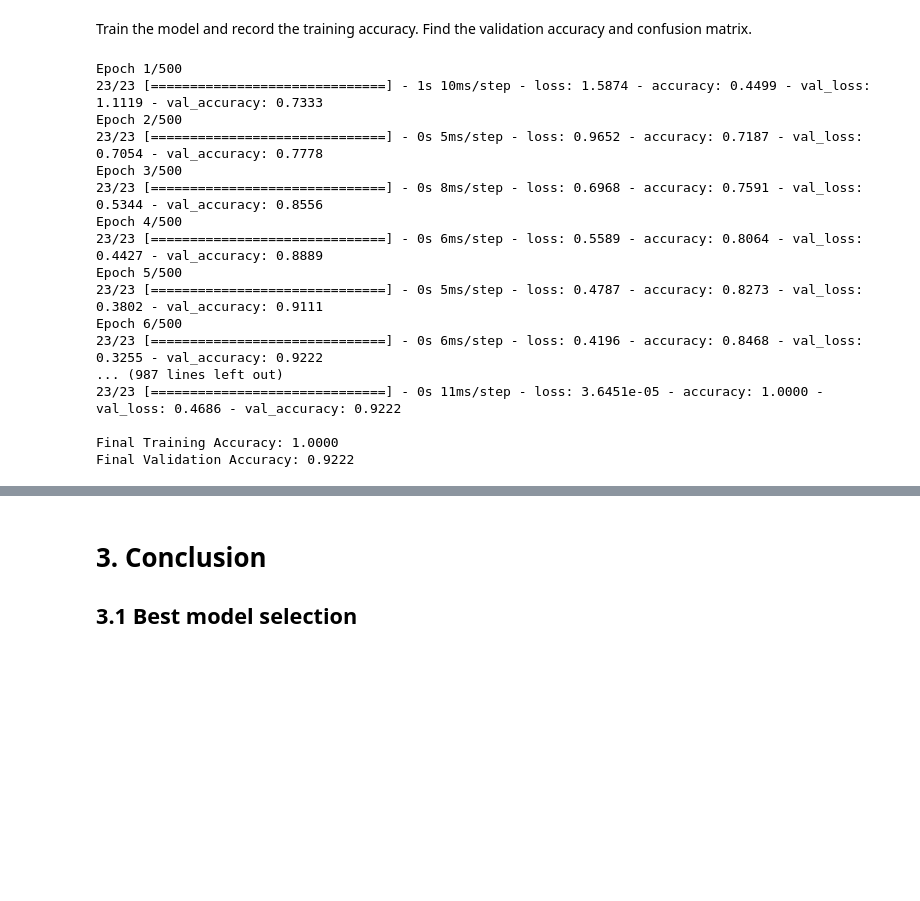
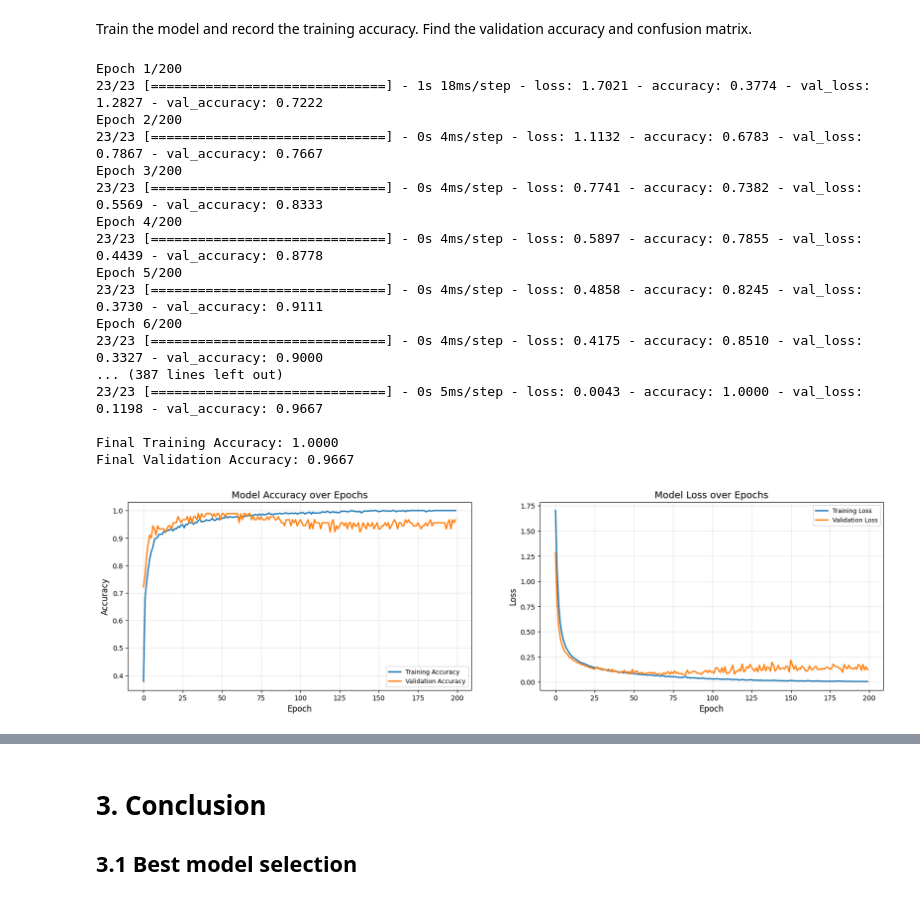
Before and after one commit to DanielMelo46/Neural_Networks_Assignment_1, a Jupyter notebook: assignment_2.ipynb, the cells around one changed output, grey strips where cells are left out. Saved outputs shown, nothing was run; the diff lists cells and outputs as text; code cells hidden in the pictures; blank space fills up the shorter version.

```diff
--- a/assignment_2.ipynb
+++ b/assignment_2.ipynb
@@ -200,14 +212,13 @@ Use tf.keras.Sequential to create a fully connected artificial neural network wi
 # %%
-# Start Code Here
 from tensorflow.keras.models import Sequential
 from tensorflow.keras.layers import Dense
 
-model = Sequential()
+model1 = Sequential()
 
-model.add(Dense(units = 34, activation = 'relu', input_shape=(34,)))
-model.add(Dense(units = 64, activation = 'relu'))
-model.add(Dense(units = 7, activation = 'softmax'))  # 7 classes
-model.summary()
+model1.add(Dense(units = 32, activation = 'relu', input_shape=(34,)))
+model1.add(Dense(units = 64, activation = 'relu'))
+model1.add(Dense(units = 7, activation = 'softmax'))  # 7 classes
+model1.summary()
 # %% [output]
 Model: "sequential"
 _________________________________________________________________
@@ -227,15 +238,16 @@ _________________________________________________________________
 # %% [markdown]
 Compile the model with a choice of optimizer and loss function, and the set the metrics argument equal to ['accuracy'].
 # %%
-model.compile(optimizer='adam', loss = 'sparse_categorical_crossentropy', metrics=['accuracy'])
+optimizer = Adam(learning_rate=0.001)
+model1.compile(optimizer=optimizer, loss = 'sparse_categorical_crossentropy', metrics=['accuracy'])
 # %% [markdown]
 Train the model and record the training accuracy. Find the validation accuracy and confusion matrix.
 # %%
-# Train with validation monitoring
-history = model.fit(
+
+history = model1.fit(
     X_train, y_train,
     epochs=200,
-    validation_data=(X_val, y_val),  # Monitor validation during training
+    validation_data=(X_val, y_val),
     verbose=1
 )
 
@@ -246,20 +258,20 @@ final_val_acc = history.history['val_accuracy'][-1]
 print(f"\nFinal Training Accuracy: {final_train_acc:.4f}")
 print(f"Final Validation Accuracy: {final_val_acc:.4f}")
 # %% [output]
-Epoch 1/500
-23/23 [==============================] - 1s 10ms/step - loss: 1.5874 - accuracy: 0.4499 - val_loss: 1.1119 - val_accuracy: 0.7333
-Epoch 2/500
-23/23 [==============================] - 0s 5ms/step - loss: 0.9652 - accuracy: 0.7187 - val_loss: 0.7054 - val_accuracy: 0.7778
-Epoch 3/500
-23/23 [==============================] - 0s 8ms/step - loss: 0.6968 - accuracy: 0.7591 - val_loss: 0.5344 - val_accuracy: 0.8556
-Epoch 4/500
-23/23 [==============================] - 0s 6ms/step - loss: 0.5589 - accuracy: 0.8064 - val_loss: 0.4427 - val_accuracy: 0.8889
-Epoch 5/500
-23/23 [==============================] - 0s 5ms/step - loss: 0.4787 - accuracy: 0.8273 - val_loss: 0.3802 - val_accuracy: 0.9111
-Epoch 6/500
-23/23 [==============================] - 0s 6ms/step - loss: 0.4196 - accuracy: 0.8468 - val_loss: 0.3255 - val_accuracy: 0.9222
-... (987 lines left out)
-23/23 [==============================] - 0s 11ms/step - loss: 3.6451e-05 - accuracy: 1.0000 - val_loss: 0.4686 - val_accuracy: 0.9222
+Epoch 1/200
+23/23 [==============================] - 1s 18ms/step - loss: 1.7021 - accuracy: 0.3774 - val_loss: 1.2827 - val_accuracy: 0.7222
+Epoch 2/200
+23/23 [==============================] - 0s 4ms/step - loss: 1.1132 - accuracy: 0.6783 - val_loss: 0.7867 - val_accuracy: 0.7667
+Epoch 3/200
+23/23 [==============================] - 0s 4ms/step - loss: 0.7741 - accuracy: 0.7382 - val_loss: 0.5569 - val_accuracy: 0.8333
+Epoch 4/200
+23/23 [==============================] - 0s 4ms/step - loss: 0.5897 - accuracy: 0.7855 - val_loss: 0.4439 - val_accuracy: 0.8778
+Epoch 5/200
+23/23 [==============================] - 0s 4ms/step - loss: 0.4858 - accuracy: 0.8245 - val_loss: 0.3730 - val_accuracy: 0.9111
+Epoch 6/200
+23/23 [==============================] - 0s 4ms/step - loss: 0.4175 - accuracy: 0.8510 - val_loss: 0.3327 - val_accuracy: 0.9000
+... (387 lines left out)
+23/23 [==============================] - 0s 5ms/step - loss: 0.0043 - accuracy: 1.0000 - val_loss: 0.1198 - val_accuracy: 0.9667
 
 Final Training Accuracy: 1.0000
-Final Validation Accuracy: 0.9222
+Final Validation Accuracy: 0.9667
@@ -267,0 +278,23 @@ model.evaluate(X_val, y_val)
+# %%
+# Plotting training and validation metrics
+fig, axes = plt.subplots(1, 2, figsize=(20, 5))
+
+# Accuracy plot
+axes[0].plot(history.history['accuracy'], label='Training Accuracy', linewidth=2)
+axes[0].plot(history.history['val_accuracy'], label='Validation Accuracy', linewidth=2)
+axes[0].set_xlabel('Epoch', fontsize=12)
+axes[0].set_ylabel('Accuracy', fontsize=12)
+axes[0].set_title('Model Accuracy over Epochs', fontsize=14)
+axes[0].legend(fontsize=9)
+axes[0].grid(True, alpha=0.3)
+
+# Loss plot
+axes[1].plot(history.history['loss'], label='Training Loss', linewidth=2)
+axes[1].plot(history.history['val_loss'], label='Validation Loss', linewidth=2)
+axes[1].set_xlabel('Epoch', fontsize=12)
+axes[1].set_ylabel('Loss', fontsize=12)
+axes[1].set_title('Model Loss over Epochs', fontsize=14)
+axes[1].legend(fontsize=9)
+axes[1].grid(True, alpha=0.3)
+# %% [output]
+[figure, added]
```
Also changed, not shown: parts of 12 cells of this notebook.
